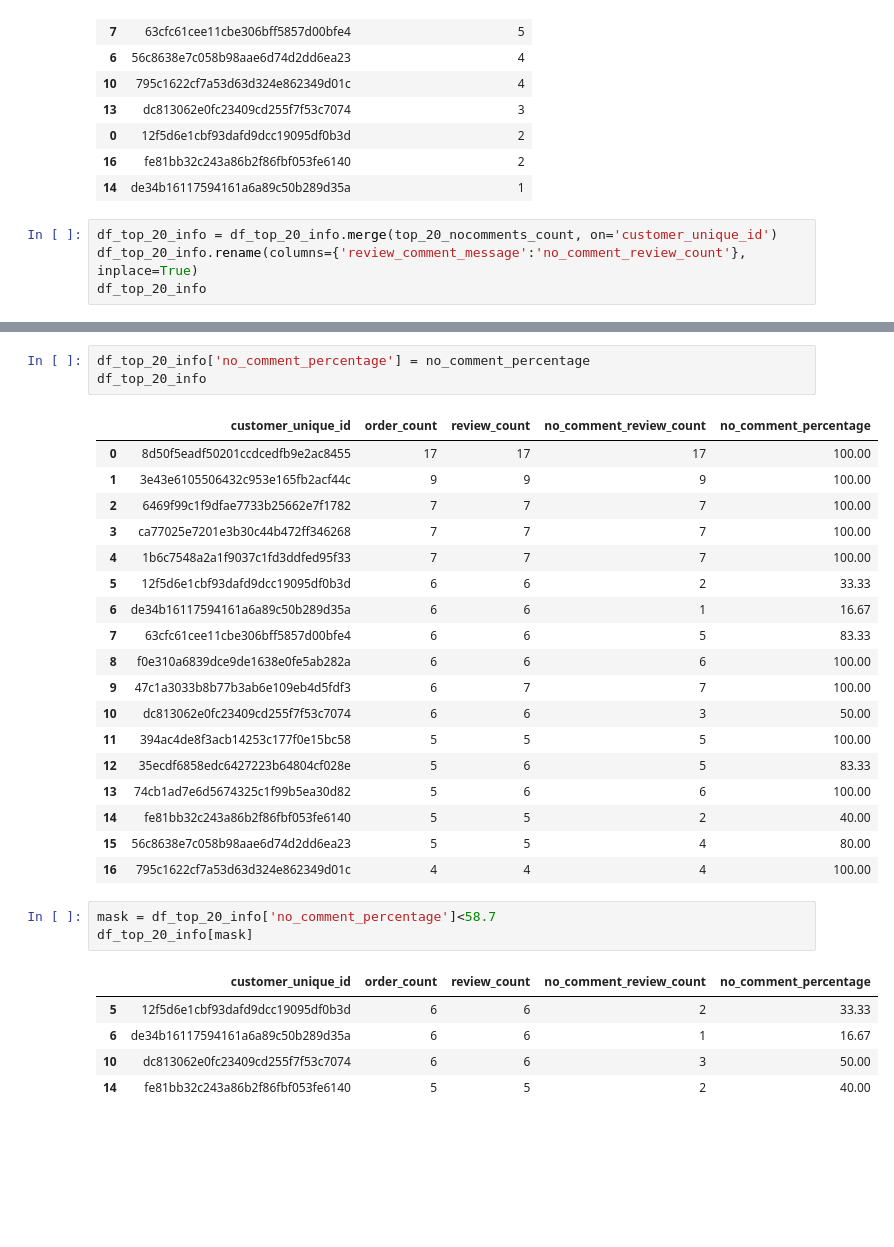
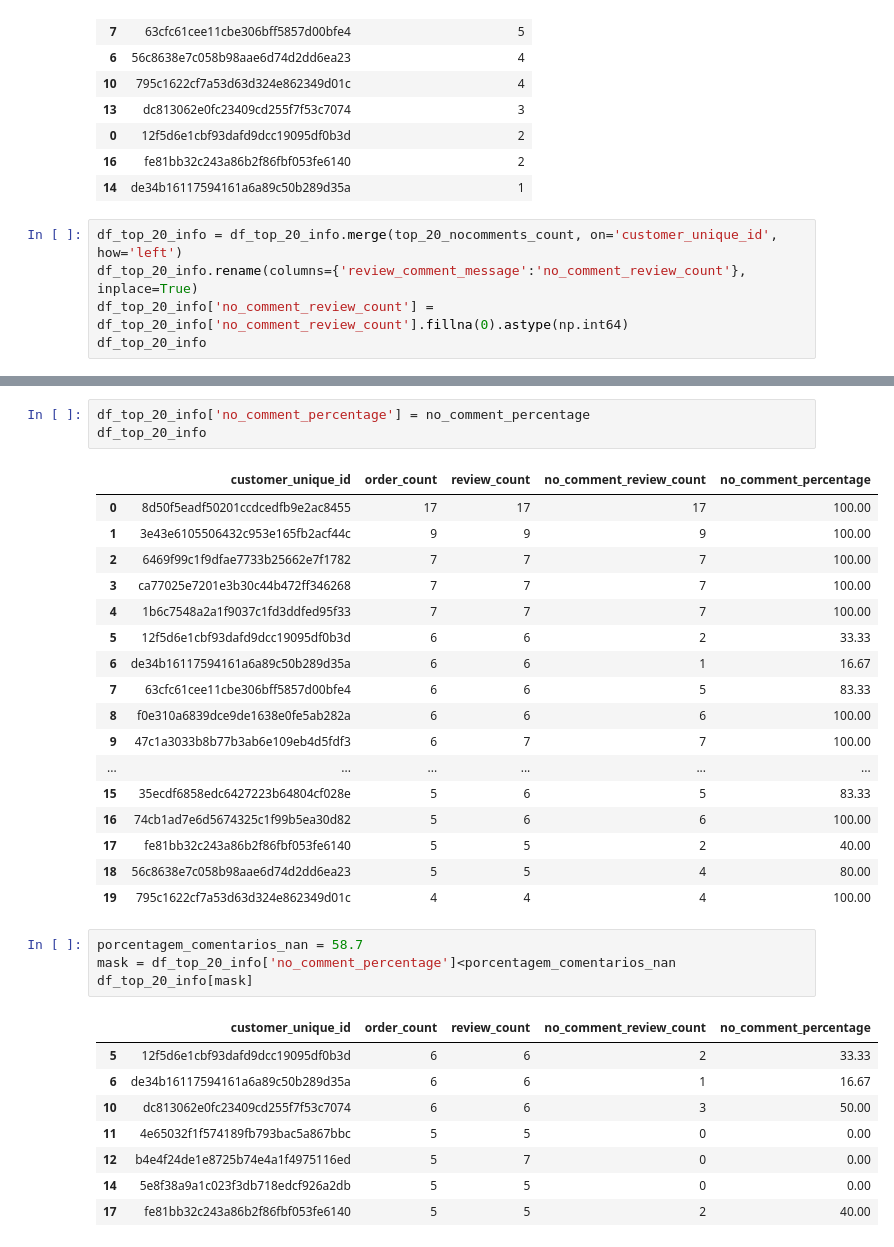
Before and after one commit to PurpleLobster31/ADA_analise_de_vendas, a Jupyter notebook: src/analise_vendas.ipynb, the cells around one changed output, grey strips where cells are left out. Saved outputs shown, nothing was run; the diff lists cells and outputs as text; blank space fills up the shorter version.

```diff
--- a/src/analise_vendas.ipynb
+++ b/src/analise_vendas.ipynb
@@ -619,8 +618,9 @@ top_20_nocomments_count
 | 16 | fe81bb32c243a86b2f86fbf053fe6140 | 2 |
 | 14 | de34b16117594161a6a89c50b289d35a | 1 |
 # %%
-df_top_20_info = df_top_20_info.merge(top_20_nocomments_count, on='customer_unique_id')
+df_top_20_info = df_top_20_info.merge(top_20_nocomments_count, on='customer_unique_id', how='left')
 df_top_20_info.rename(columns={'review_comment_message':'no_comment_review_count'}, inplace=True)
+df_top_20_info['no_comment_review_count'] = df_top_20_info['no_comment_review_count'].fillna(0).astype(np.int64)
 df_top_20_info
 # %% [output]
 |  | customer_unique_id | order_count | review_count | no_comment_review_count |
@@ -663,19 +662,22 @@ df_top_20_info
 | 7 | 63cfc61cee11cbe306bff5857d00bfe4 | 6 | 6 | 5 | 83.33 |
 | 8 | f0e310a6839dce9de1638e0fe5ab282a | 6 | 6 | 6 | 100.00 |
 | 9 | 47c1a3033b8b77b3ab6e109eb4d5fdf3 | 6 | 7 | 7 | 100.00 |
-| 10 | dc813062e0fc23409cd255f7f53c7074 | 6 | 6 | 3 | 50.00 |
-| 11 | 394ac4de8f3acb14253c177f0e15bc58 | 5 | 5 | 5 | 100.00 |
-| 12 | 35ecdf6858edc6427223b64804cf028e | 5 | 6 | 5 | 83.33 |
-| 13 | 74cb1ad7e6d5674325c1f99b5ea30d82 | 5 | 6 | 6 | 100.00 |
-| 14 | fe81bb32c243a86b2f86fbf053fe6140 | 5 | 5 | 2 | 40.00 |
-| 15 | 56c8638e7c058b98aae6d74d2dd6ea23 | 5 | 5 | 4 | 80.00 |
-| 16 | 795c1622cf7a53d63d324e862349d01c | 4 | 4 | 4 | 100.00 |
+| ... | ... | ... | ... | ... | ... |
+| 15 | 35ecdf6858edc6427223b64804cf028e | 5 | 6 | 5 | 83.33 |
+| 16 | 74cb1ad7e6d5674325c1f99b5ea30d82 | 5 | 6 | 6 | 100.00 |
+| 17 | fe81bb32c243a86b2f86fbf053fe6140 | 5 | 5 | 2 | 40.00 |
+| 18 | 56c8638e7c058b98aae6d74d2dd6ea23 | 5 | 5 | 4 | 80.00 |
+| 19 | 795c1622cf7a53d63d324e862349d01c | 4 | 4 | 4 | 100.00 |
 # %%
-mask = df_top_20_info['no_comment_percentage']<58.7
+porcentagem_comentarios_nan = 58.7
+mask = df_top_20_info['no_comment_percentage']<porcentagem_comentarios_nan
 df_top_20_info[mask]
 # %% [output]
 |  | customer_unique_id | order_count | review_count | no_comment_review_count | no_comment_percentage |
 | 5 | 12f5d6e1cbf93dafd9dcc19095df0b3d | 6 | 6 | 2 | 33.33 |
 | 6 | de34b16117594161a6a89c50b289d35a | 6 | 6 | 1 | 16.67 |
 | 10 | dc813062e0fc23409cd255f7f53c7074 | 6 | 6 | 3 | 50.00 |
-| 14 | fe81bb32c243a86b2f86fbf053fe6140 | 5 | 5 | 2 | 40.00 |
+| 11 | 4e65032f1f574189fb793bac5a867bbc | 5 | 5 | 0 | 0.00 |
+| 12 | b4e4f24de1e8725b74e4a1f4975116ed | 5 | 7 | 0 | 0.00 |
+| 14 | 5e8f38a9a1c023f3db718edcf926a2db | 5 | 5 | 0 | 0.00 |
+| 17 | fe81bb32c243a86b2f86fbf053fe6140 | 5 | 5 | 2 | 40.00 |
```
Also changed, not shown: parts of 13 cells of this notebook.
